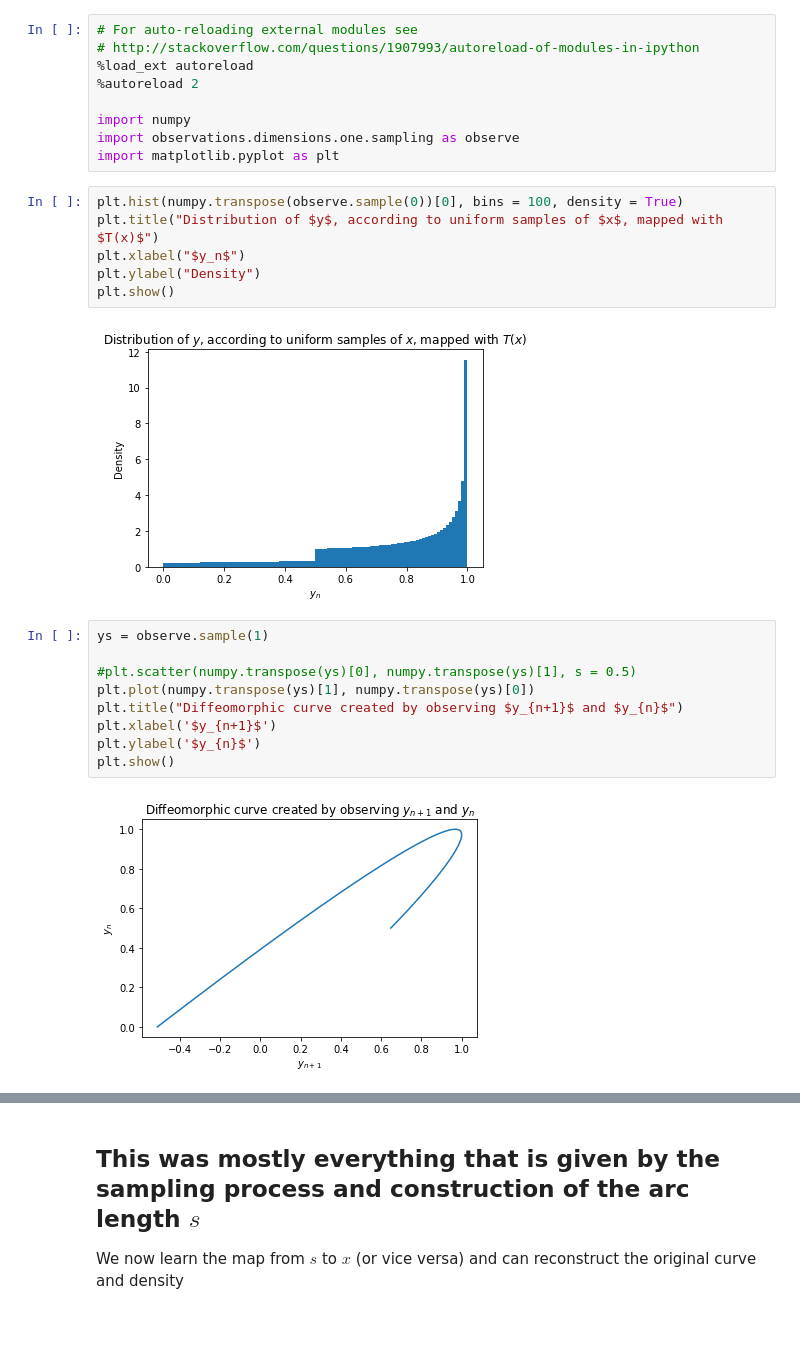
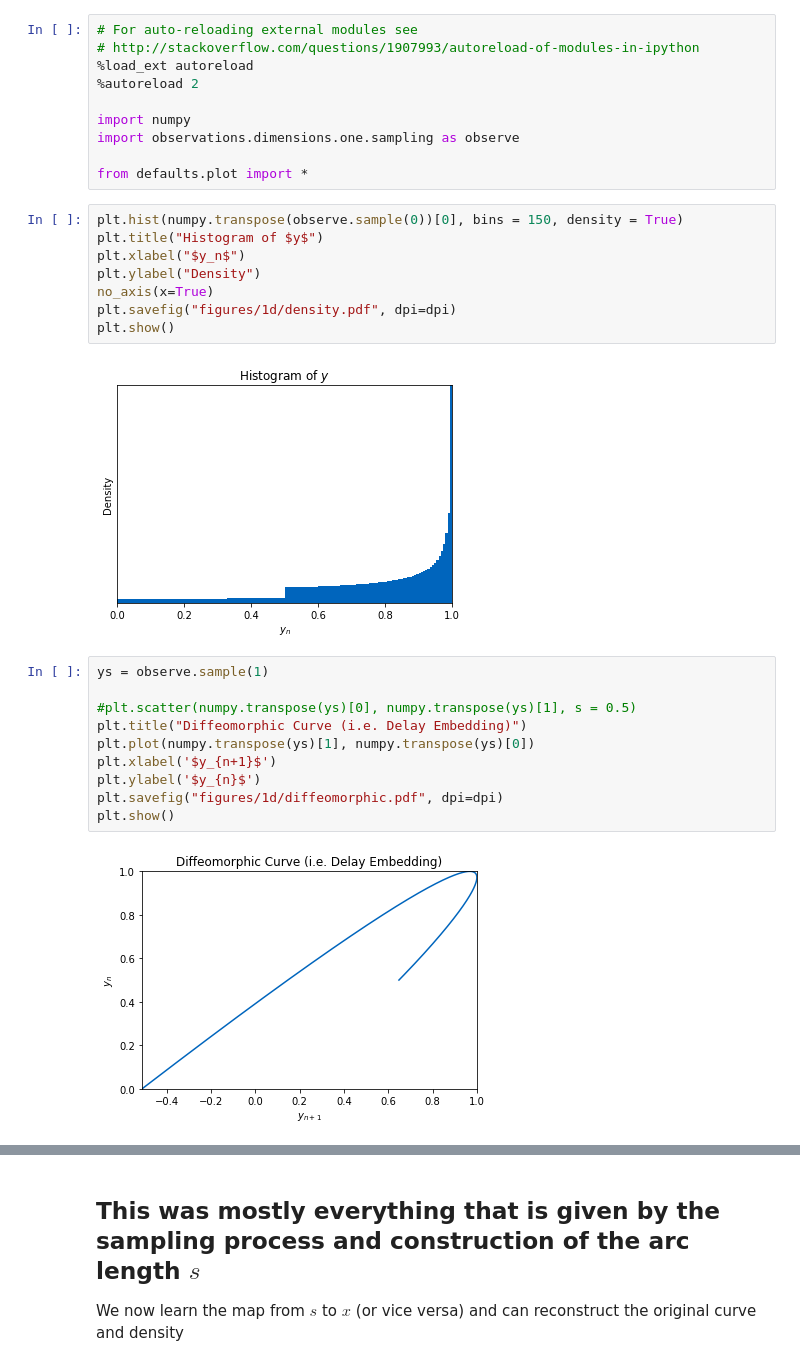
Before and after one commit to plainerman/density-transport, a Jupyter notebook: full_one_dimensional.ipynb, the cells around one changed output, grey strips where cells are left out. Saved outputs shown, nothing was run; the diff lists cells and outputs as text; blank space fills up the shorter version.

Commit message:
Improve graphs and export to files

```diff
--- a/full_one_dimensional.ipynb
+++ b/full_one_dimensional.ipynb
@@ -6,26 +6,30 @@
 
 import numpy
 import observations.dimensions.one.sampling as observe
-import matplotlib.pyplot as plt
+
+from defaults.plot import *
 # %%
-plt.hist(numpy.transpose(observe.sample(0))[0], bins = 100, density = True)
-plt.title("Distribution of $y$, according to uniform samples of $x$, mapped with $T(x)$")
+plt.hist(numpy.transpose(observe.sample(0))[0], bins = 150, density = True)
+plt.title("Histogram of $y$")
 plt.xlabel("$y_n$")
 plt.ylabel("Density")
+no_axis(x=True)
+plt.savefig("figures/1d/density.pdf", dpi=dpi)
 plt.show()
 # %% [output]
-[figure, old version]
+[figure, new version]
 # %%
 ys = observe.sample(1)
 
 #plt.scatter(numpy.transpose(ys)[0], numpy.transpose(ys)[1], s = 0.5)
+plt.title("Diffeomorphic Curve (i.e. Delay Embedding)")
 plt.plot(numpy.transpose(ys)[1], numpy.transpose(ys)[0])
-plt.title("Diffeomorphic curve created by observing $y_{n+1}$ and $y_{n}$")
 plt.xlabel('$y_{n+1}$')
 plt.ylabel('$y_{n}$')
+plt.savefig("figures/1d/diffeomorphic.pdf", dpi=dpi)
 plt.show()
 # %% [output]
-[figure, old version]
+[figure, new version]
 # %%
 from observations.utils import arclen
 
```
Also changed, not shown: parts of 11 cells of this notebook, 27 other files.
